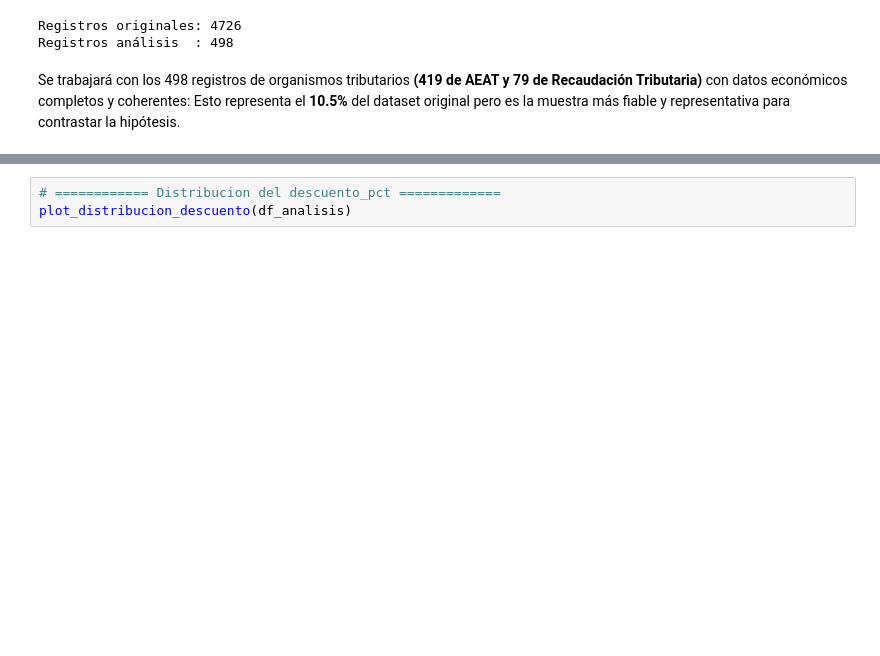
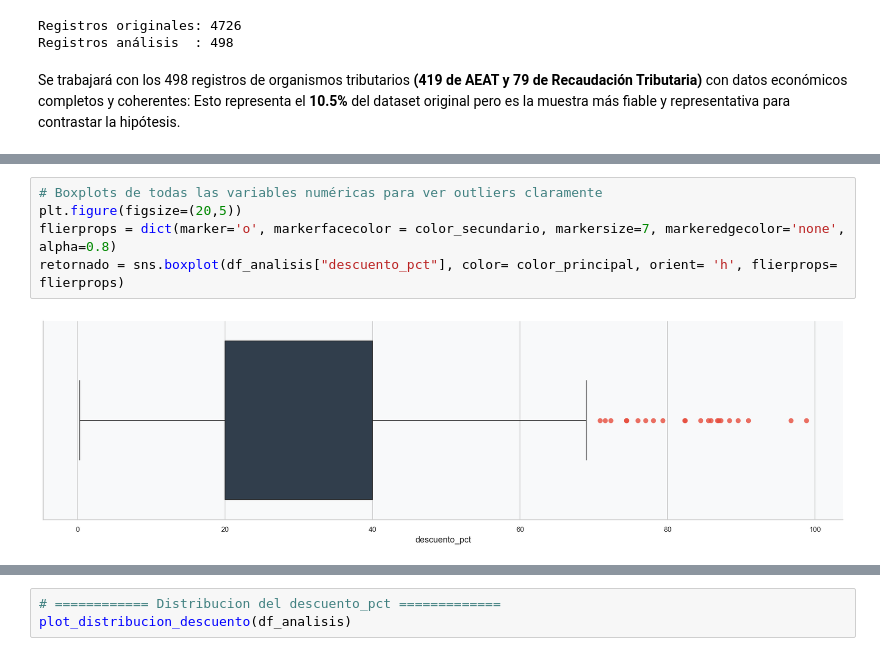
Before and after one commit to nadia0207/Proyecto_EDA_Subastas_BOE, a Jupyter notebook: src/memoria.ipynb, the cells around one changed output, grey strips where cells are left out. Saved outputs shown, nothing was run; the diff lists cells and outputs as text; blank space fills up the shorter version.

```diff
--- a/src/memoria.ipynb
+++ b/src/memoria.ipynb
@@ -529,0 +564,7 @@ Name: descuento_pct, dtype: float64
+# %%
+# Boxplots de todas las variables numéricas para ver outliers claramente
+plt.figure(figsize=(20,5))
+flierprops = dict(marker='o', markerfacecolor = color_secundario, markersize=7, markeredgecolor='none', alpha=0.8)
+retornado = sns.boxplot(df_analisis["descuento_pct"], color= color_principal, orient= 'h', flierprops= flierprops)
+# %% [output]
+[figure, added]
```
Also changed, not shown: parts of 51 cells of this notebook, 3 other files.
